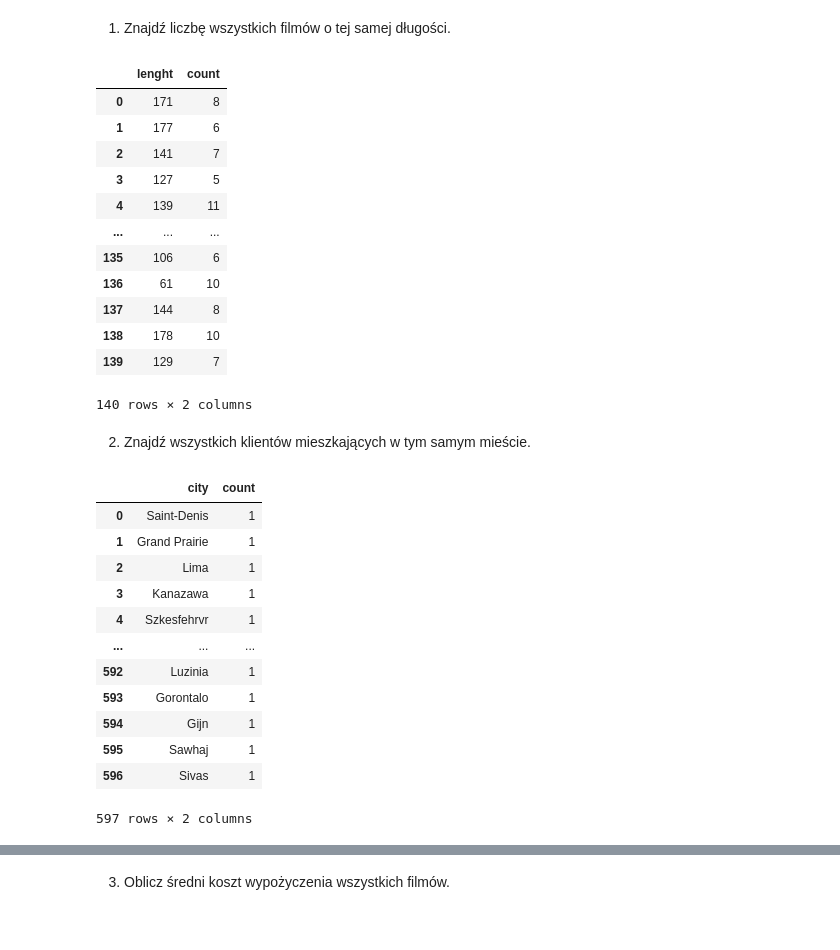
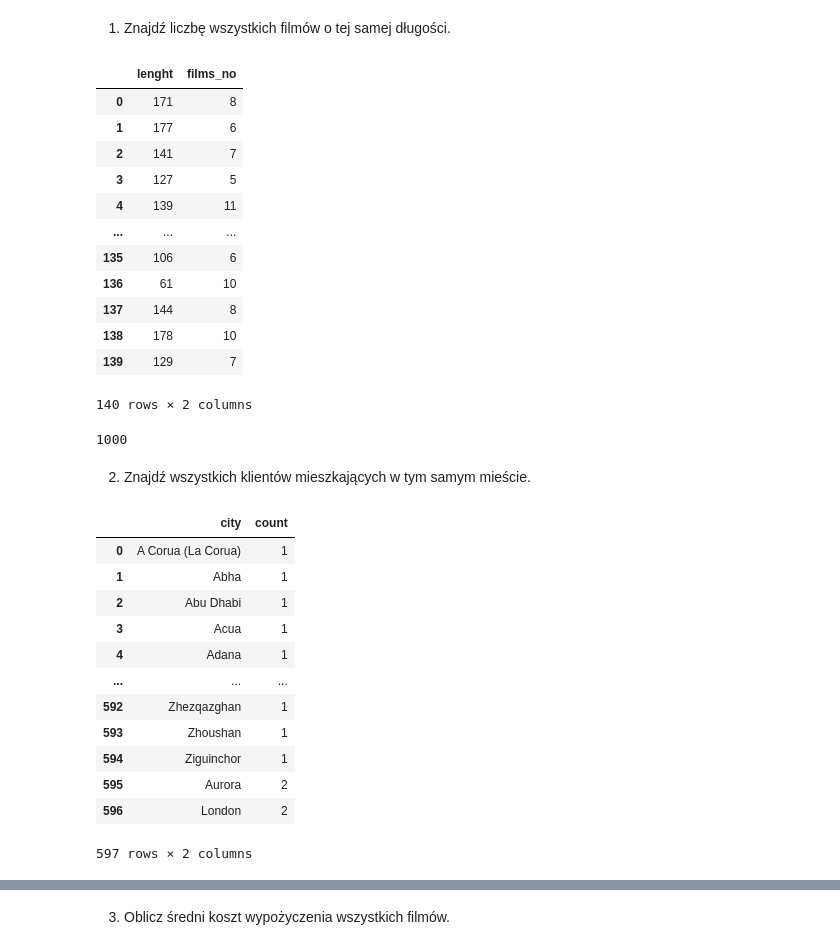
Before and after one commit to MariuszKuchtaAgh/ABD_laboratorium, a Jupyter notebook: lab_4__281021/raport.ipynb, the cells around one changed output, grey strips where cells are left out. Saved outputs shown, nothing was run; the diff lists cells and outputs as text; code cells hidden in the pictures.

```diff
--- a/lab_4__281021/raport.ipynb
+++ b/lab_4__281021/raport.ipynb
@@ -306,13 +306,15 @@ connection = pg.connect(host='pgsql-196447.vipserv.org', port=5432, dbname='wbau
 # %% [markdown]
 1. Znajdź liczbę wszystkich filmów o tej samej długości.
 # %%
-req = f"""select distinct f.length as lenght, count(f.length)
+req = f"""select distinct f.length as lenght, count(f.length) as films_no
                     from film f
                     group by f.length"""
 
-pd.read_sql_query(req, con=connection)
+res = pd.read_sql_query(req, con=connection)
+
+res
 # %% [output]
-|  | lenght | count |
+|  | lenght | films_no |
 | 0 | 171 | 8 |
 | 1 | 177 | 6 |
 | 2 | 141 | 7 |
@@ -325,27 +327,32 @@ pd.read_sql_query(req, con=connection)
 | 138 | 178 | 10 |
 | 139 | 129 | 7 |
 140 rows × 2 columns
+# %%
+res['films_no'].sum()
+# %% [output]
+1000
 # %% [markdown]
 2. Znajdź wszystkich klientów mieszkających w tym samym mieście.
 # %%
 req = f"""select distinct ct.city as city, count(ct.city)
                     from customer cs
                     join address ad on ad.address_id = cs.address_id
                     join city ct on ct.city_id = ad.city_id
-                    group by ct.city"""
+                    group by ct.city
+                    order by count asc"""
 
 pd.read_sql_query(req, con=connection)
 # %% [output]
 |  | city | count |
-| 0 | Saint-Denis | 1 |
-| 1 | Grand Prairie | 1 |
-| 2 | Lima | 1 |
-| 3 | Kanazawa | 1 |
-| 4 | Szkesfehrvr | 1 |
+| 0 | A Corua (La Corua) | 1 |
+| 1 | Abha | 1 |
+| 2 | Abu Dhabi | 1 |
+| 3 | Acua | 1 |
+| 4 | Adana | 1 |
 | ... | ... | ... |
-| 592 | Luzinia | 1 |
-| 593 | Gorontalo | 1 |
-| 594 | Gijn | 1 |
-| 595 | Sawhaj | 1 |
-| 596 | Sivas | 1 |
+| 592 | Zhezqazghan | 1 |
+| 593 | Zhoushan | 1 |
+| 594 | Ziguinchor | 1 |
+| 595 | Aurora | 2 |
+| 596 | London | 2 |
 597 rows × 2 columns
```
Also changed, not shown: parts of 22 cells of this notebook, 2 other files.
